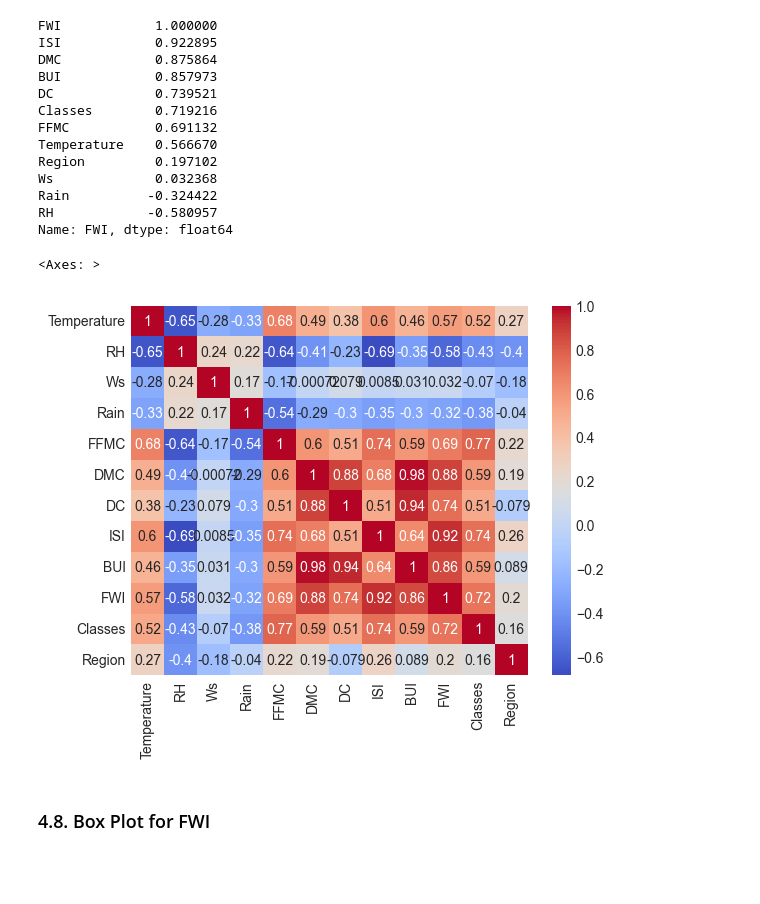
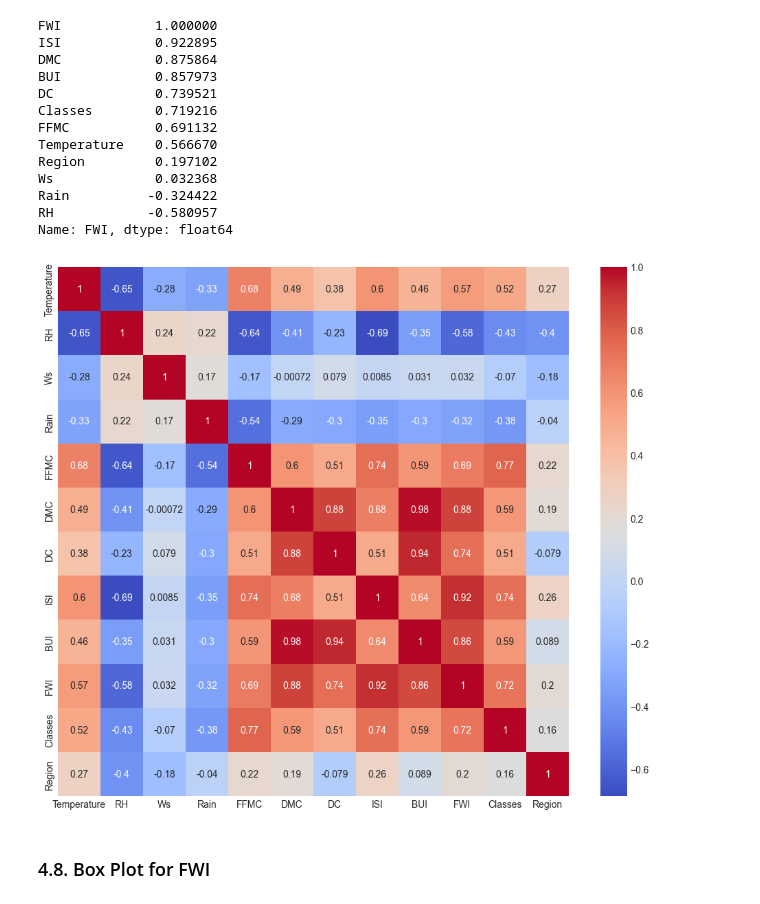
Before and after one commit to Tamim2276/Machine-Learning, a Jupyter notebook: Ridge,Lasso And ElasticNet/RidgeLassoAndElasticNet.ipynb, the cells around one changed output. Drawn from its saved outputs; the diff is of its cells as text; code cells hidden in the pictures; blank space fills up the shorter version.

```diff
--- a/Ridge,Lasso And ElasticNet/RidgeLassoAndElasticNet.ipynb
+++ b/Ridge,Lasso And ElasticNet/RidgeLassoAndElasticNet.ipynb
@@ -566,10 +566,11 @@ RH            -0.580957
 Name: FWI, dtype: float64
 # %%
 # Plot the correlation heatmap
+plt.figure(figsize=(12, 10))
 sns.heatmap(df.corr(),annot=True,cmap='coolwarm')
+plt.show()
 # %% [output]
-<Axes: >
-[figure, old version]
+[figure, new version]
 # %% [markdown]
 ### 4.8. Box Plot for FWI
 # %%
```
Also changed, not shown: parts of 3 cells of this notebook.
